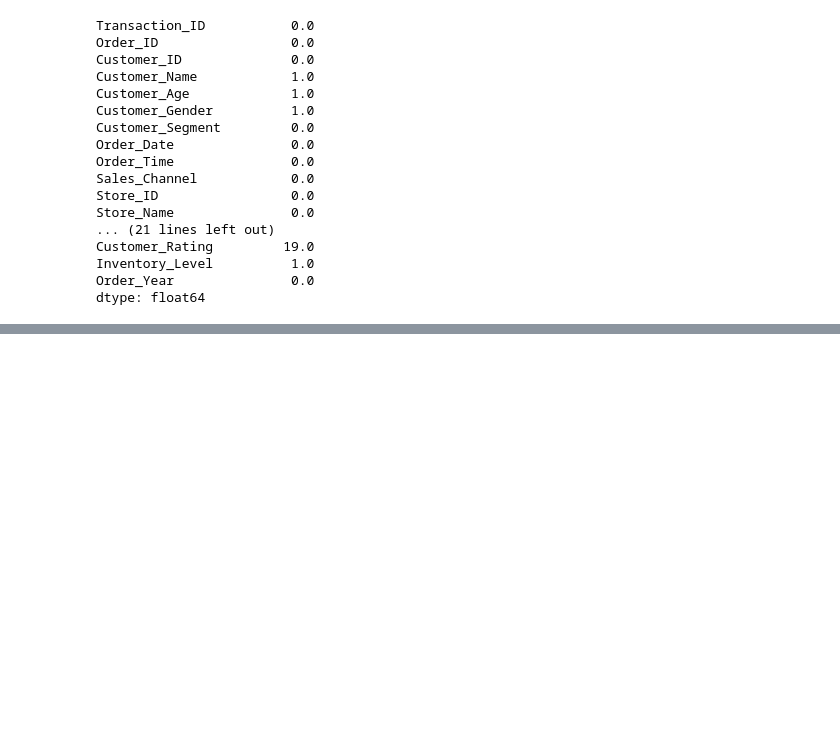
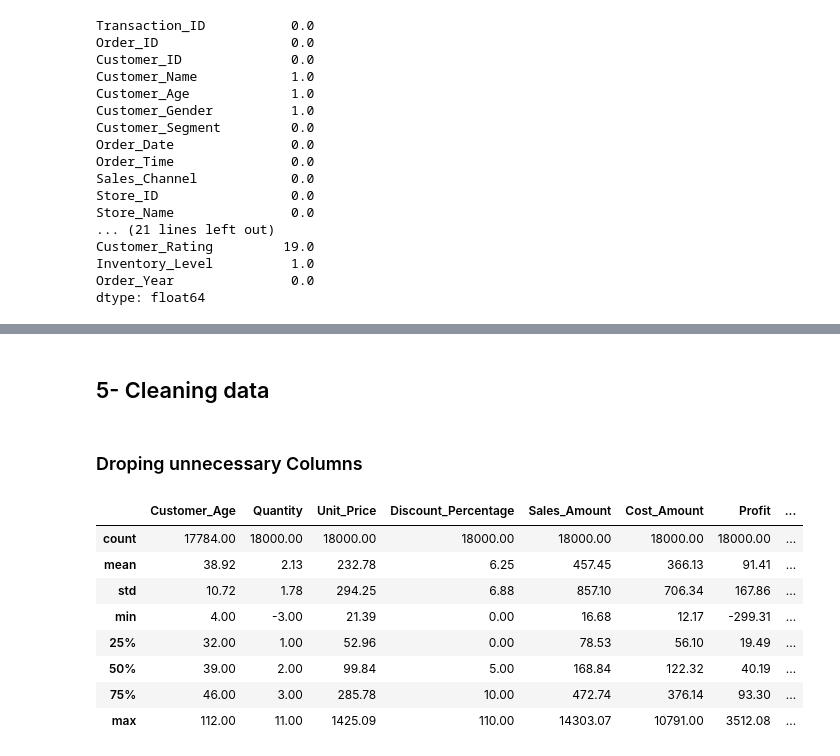
Before and after one commit to ahmesho0-commits/Retail-Project, a Jupyter notebook: Retail_Project.ipynb, the cells around one changed output, grey strips where cells are left out. Cells and saved outputs as stored; diff of their text form; code cells hidden in the pictures; blank space fills up the shorter version.

```diff
--- a/Retail_Project.ipynb
+++ b/Retail_Project.ipynb
@@ -242,0 +259,4 @@ dtype: float64
+# %% [markdown]
+## 5- Cleaning data
+# %% [markdown]
+### Droping unnecessary Columns
@@ -242,0 +267,12 @@ dtype: float64
+# %%
+df.describe().round(2)
+# %% [output]
+|  | Customer_Age | Quantity | Unit_Price | Discount_Percentage | Sales_Amount | Cost_Amount | Profit | ... |
+| count | 17784.00 | 18000.00 | 18000.00 | 18000.00 | 18000.00 | 18000.00 | 18000.00 | ... |
+| mean | 38.92 | 2.13 | 232.78 | 6.25 | 457.45 | 366.13 | 91.41 | ... |
+| std | 10.72 | 1.78 | 294.25 | 6.88 | 857.10 | 706.34 | 167.86 | ... |
+| min | 4.00 | -3.00 | 21.39 | 0.00 | 16.68 | 12.17 | -299.31 | ... |
+| 25% | 32.00 | 1.00 | 52.96 | 0.00 | 78.53 | 56.10 | 19.49 | ... |
+| 50% | 39.00 | 2.00 | 99.84 | 5.00 | 168.84 | 122.32 | 40.19 | ... |
+| 75% | 46.00 | 3.00 | 285.78 | 10.00 | 472.74 | 376.14 | 93.30 | ... |
+| max | 112.00 | 11.00 | 1425.09 | 110.00 | 14303.07 | 10791.00 | 3512.08 | ... |
```
Also changed, not shown: parts of 12 cells of this notebook, 1 other file.
